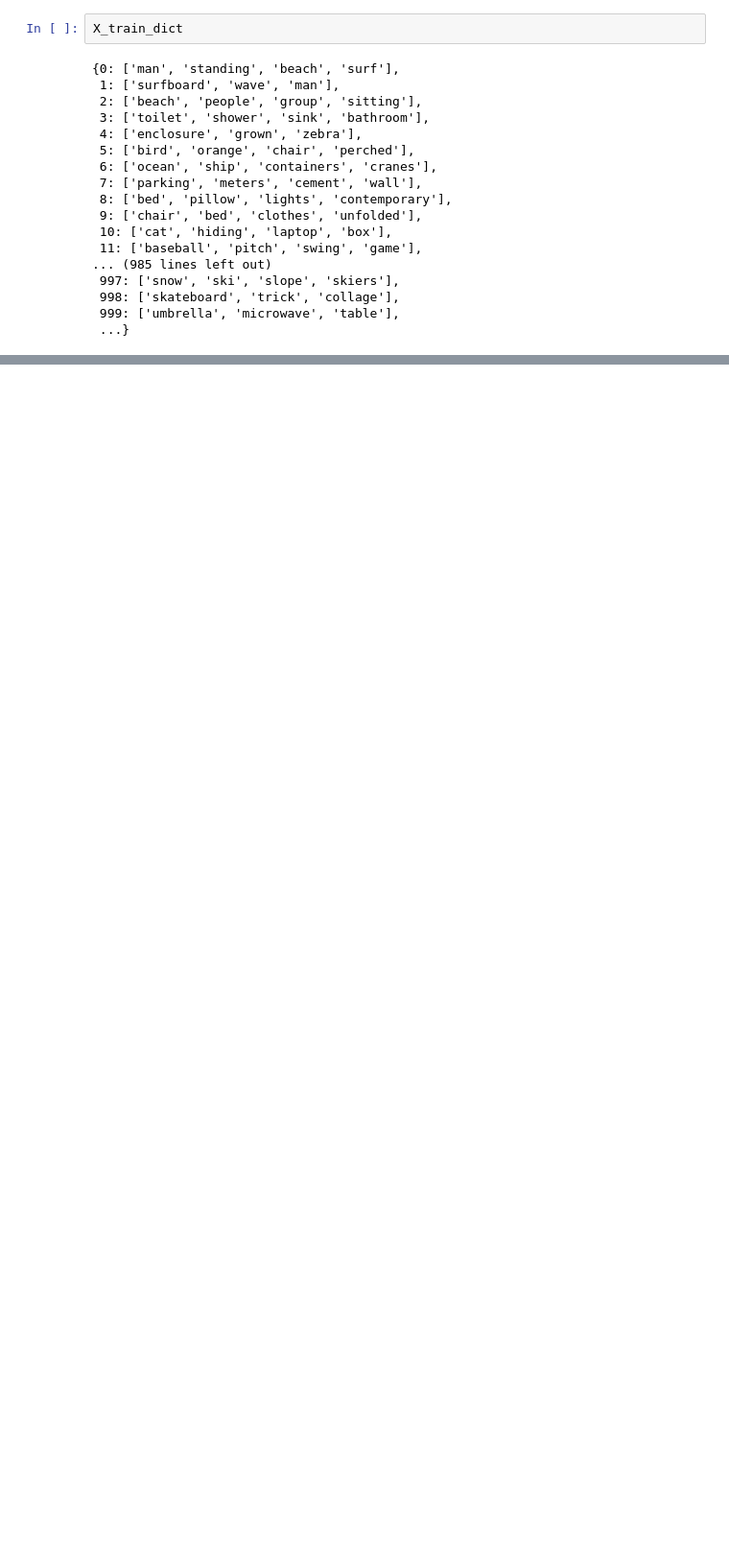
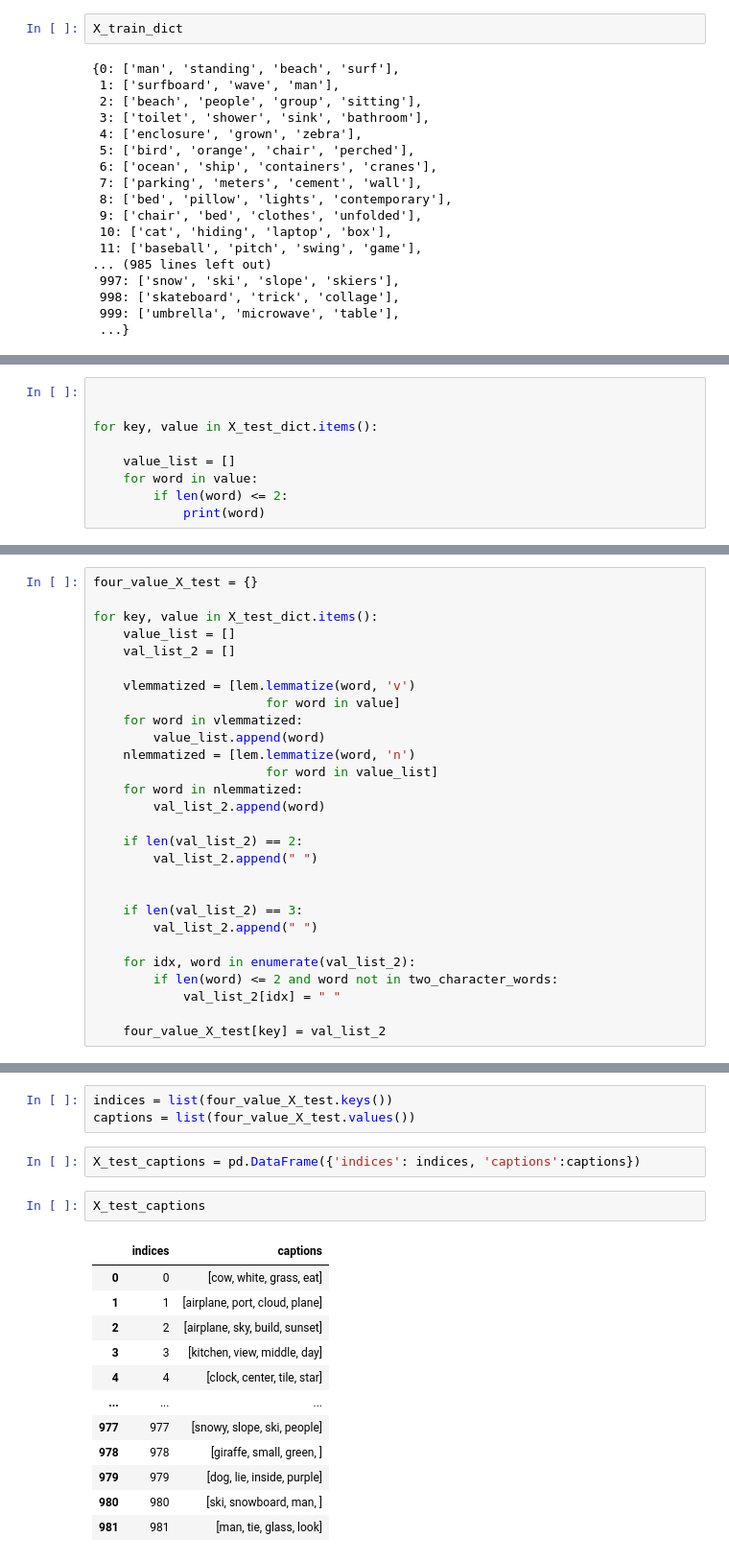
Before and after one commit to nik-bond/MindSee, a Jupyter notebook: model/ChatGPT_output_processing.ipynb, the cells around one changed output, grey strips where cells are left out. Shown: that part at 96% size. Drawn from its saved outputs; the diff is of its cells as text; blank space fills up the shorter version.

```diff
--- a/model/ChatGPT_output_processing.ipynb
+++ b/model/ChatGPT_output_processing.ipynb
@@ -98,0 +409,9 @@ len(X_train_output_words_list)
+# %%
+
+
+for key, value in X_test_dict.items():
+
+    value_list = []
+    for word in value:
+        if len(word) <= 2:
+            print(word)
@@ -98,0 +436,28 @@ len(X_train_output_words_list)
+# %%
+four_value_X_test = {}
+
+for key, value in X_test_dict.items():
+    value_list = []
+    val_list_2 = []
+
+    vlemmatized = [lem.lemmatize(word, 'v')
+                       for word in value]
+    for word in vlemmatized:
+        value_list.append(word)
+    nlemmatized = [lem.lemmatize(word, 'n')
+                       for word in value_list]
+    for word in nlemmatized:
+        val_list_2.append(word)
+
+    if len(val_list_2) == 2:
+        val_list_2.append(" ")
+
+
+    if len(val_list_2) == 3:
+        val_list_2.append(" ")
+
+    for idx, word in enumerate(val_list_2):
+        if len(word) <= 2 and word not in two_character_words:
+            val_list_2[idx] = " "
+
+    four_value_X_test[key] = val_list_2
@@ -98,0 +507,20 @@ len(X_train_output_words_list)
+# %%
+indices = list(four_value_X_test.keys())
+captions = list(four_value_X_test.values())
+# %%
+X_test_captions = pd.DataFrame({'indices': indices, 'captions':captions})
+# %%
+X_test_captions
+# %% [output]
+|  | indices | captions |
+| 0 | 0 | [cow, white, grass, eat] |
+| 1 | 1 | [airplane, port, cloud, plane] |
+| 2 | 2 | [airplane, sky, build, sunset] |
+| 3 | 3 | [kitchen, view, middle, day] |
+| 4 | 4 | [clock, center, tile, star] |
+| ... | ... | ... |
+| 977 | 977 | [snowy, slope, ski, people] |
+| 978 | 978 | [giraffe, small, green, ] |
+| 979 | 979 | [dog, lie, inside, purple] |
+| 980 | 980 | [ski, snowboard, man, ] |
+| 981 | 981 | [man, tie, glass, look] |
```
Also changed, not shown: parts of 112 cells of this notebook, 3 other files.
